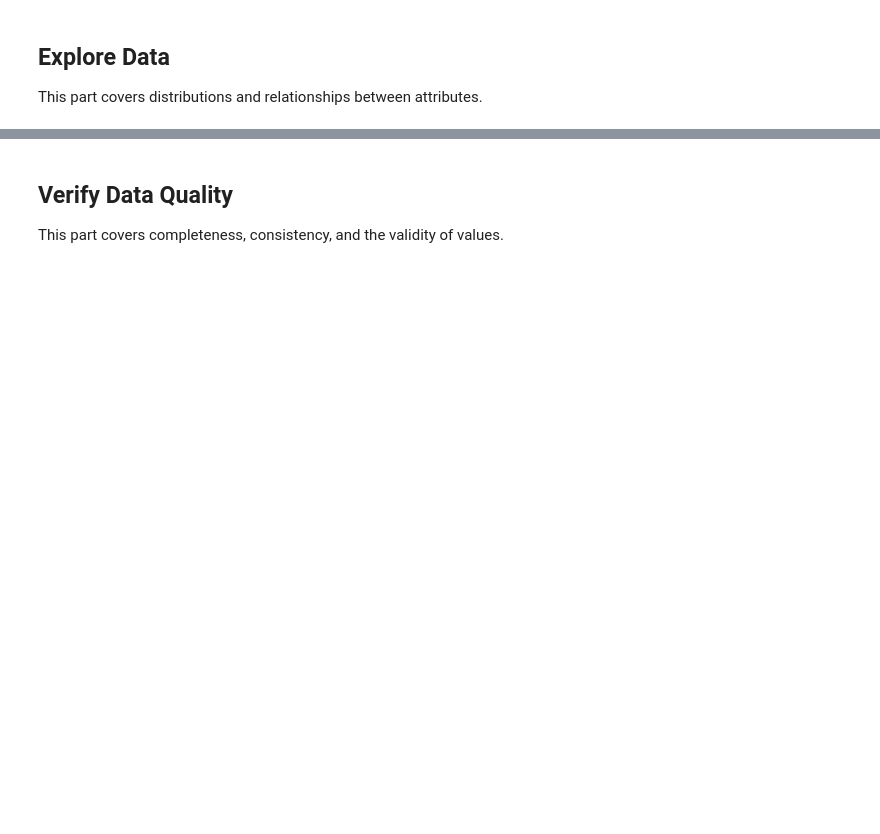
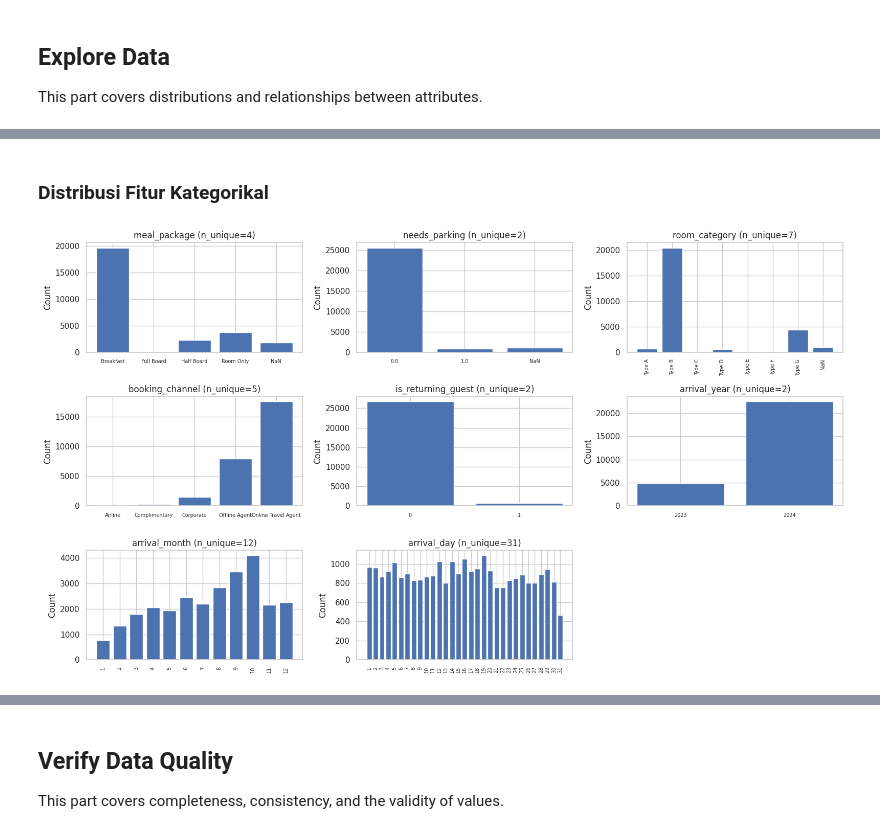
Before and after one commit to EliWidjojo/IF3170_G28_HaalinghamJayaAO3, a Jupyter notebook: notebooks/Notebook Tugas Besar 2 IF3170 Inteligensi Artifisial 2026-2027..ipynb, the cells around one changed output, grey strips where cells are left out. Saved outputs shown, nothing was run; the diff lists cells and outputs as text; code cells hidden in the pictures; blank space fills up the shorter version.

```diff
--- a/notebooks/Notebook Tugas Besar 2 IF3170 Inteligensi Artifisial 2026-2027..ipynb
+++ b/notebooks/Notebook Tugas Besar 2 IF3170 Inteligensi Artifisial 2026-2027..ipynb
@@ -216,0 +350,21 @@ if numeric_df.shape[1] > 1:
+# %% [markdown]
+### Distribusi Fitur Kategorikal
+# %%
+fig, axes = plt.subplots(NROWS_CAT, GRID_NCOLS, figsize=(16, 3.0 * NROWS_CAT))
+axes = axes.flatten()
+
+for i, col in enumerate(CFG.CAT_COLS):
+    vc = train_df[col].value_counts(dropna=False).sort_index()
+    x_labels = [str(v) if pd.notna(v) else "NaN" for v in vc.index]
+    axes[i].bar(x_labels, vc.values, color="#4C72B0")
+    axes[i].set_title(f"{col} (n_unique={train_df[col].nunique()})")
+    axes[i].set_ylabel("Count")
+    axes[i].tick_params(axis="x", rotation=90 if len(x_labels) > 6 else 0, labelsize=7)
+
+for j in range(N_CAT, len(axes)):
+    axes[j].axis("off")
+
+plt.tight_layout()
+plt.show()
+# %% [output]
+[figure, added]
```
Also changed, not shown: parts of 43 cells of this notebook.
